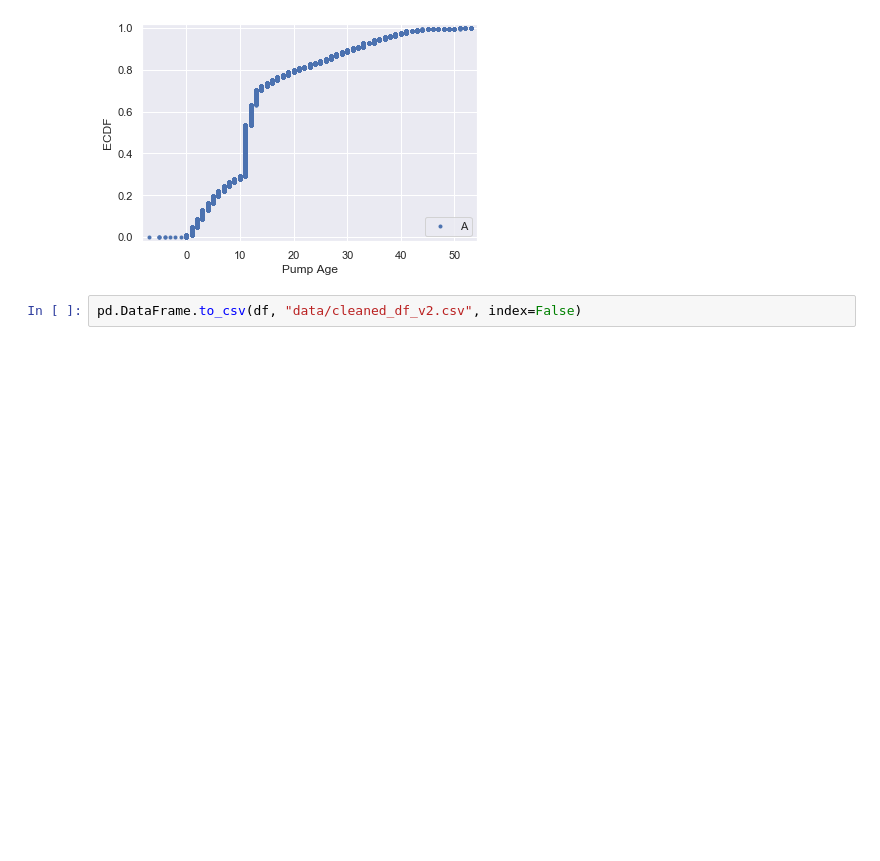
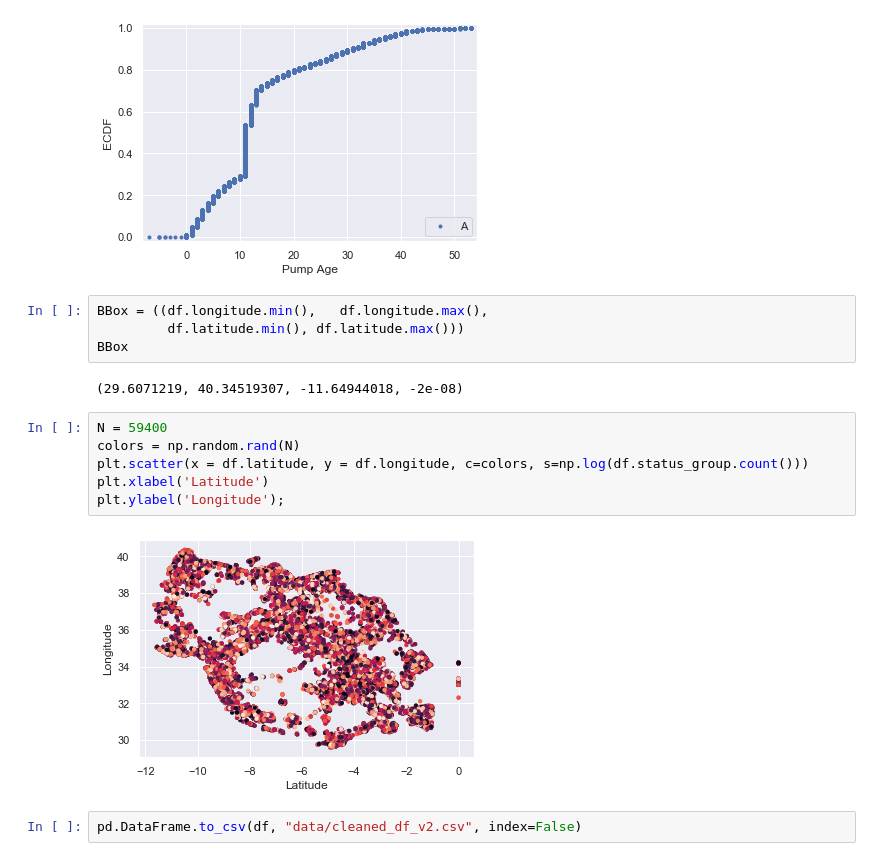
Before and after one commit to atalebizadeh/DS-Career-Track, a Jupyter notebook: Capstone Project 1/Water Pumps/Water Pumps - Final EDA and Visualization.ipynb, the cells around one changed output. Cells and saved outputs as stored; diff of their text form; blank space fills up the shorter version.

```diff
--- a/Capstone Project 1/Water Pumps/Water Pumps - Final EDA and Visualization.ipynb
+++ b/Capstone Project 1/Water Pumps/Water Pumps - Final EDA and Visualization.ipynb
@@ -807,5 +767,19 @@ _ = plt.legend(('Age'), loc='lower right')
 plt.show()
 # %% [output]
 [figure]
+# %%
+BBox = ((df.longitude.min(),   df.longitude.max(),
+         df.latitude.min(), df.latitude.max()))
+BBox
+# %% [output]
+(29.6071219, 40.34519307, -11.64944018, -2e-08)
+# %%
+N = 59400
+colors = np.random.rand(N)
+plt.scatter(x = df.latitude, y = df.longitude, c=colors, s=np.log(df.status_group.count()))
+plt.xlabel('Latitude')
+plt.ylabel('Longitude');
+# %% [output]
+[figure, added]
 # %%
 pd.DataFrame.to_csv(df, "data/cleaned_df_v2.csv", index=False)
```
Also changed, not shown: parts of 11 cells of this notebook, 5 other files.
